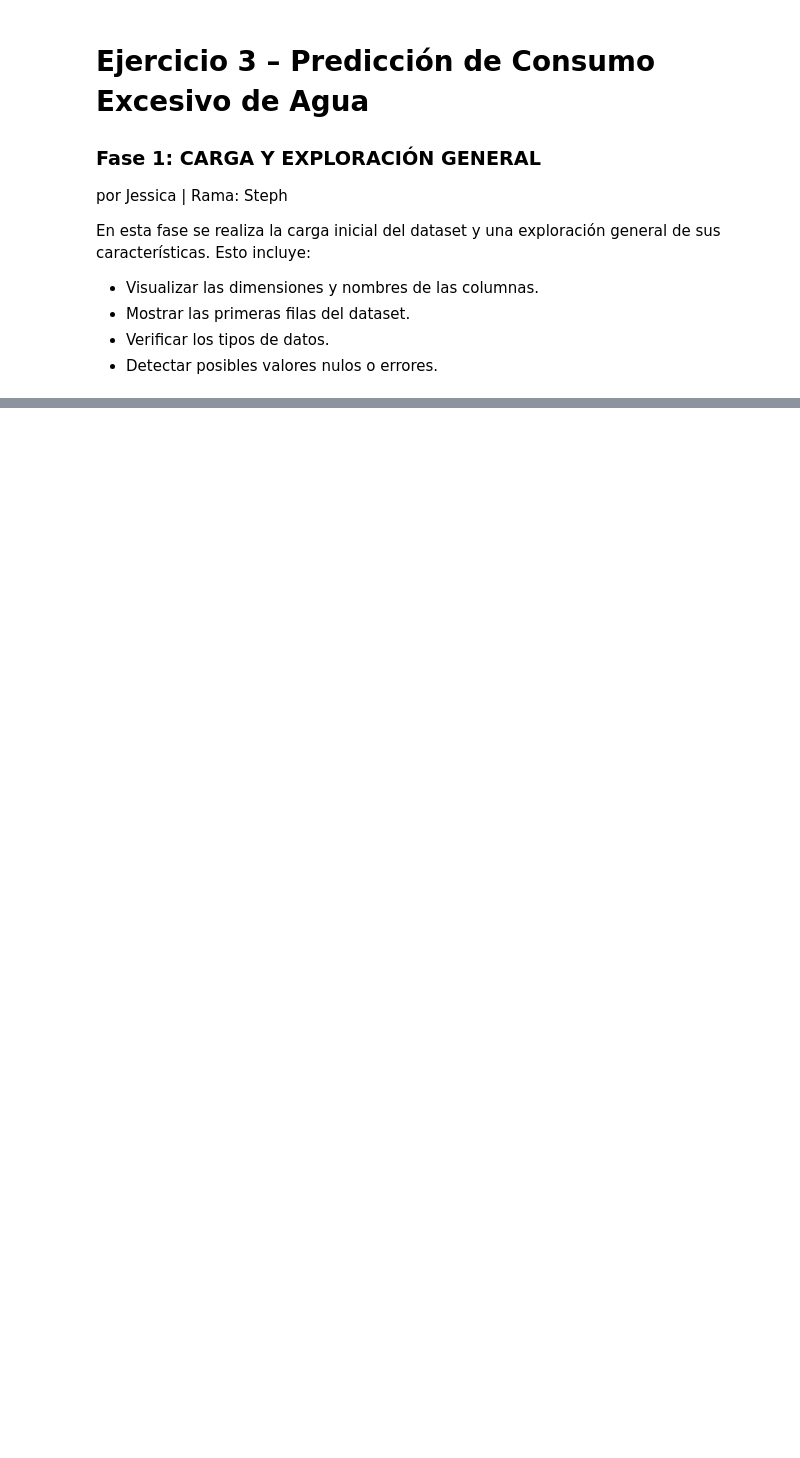
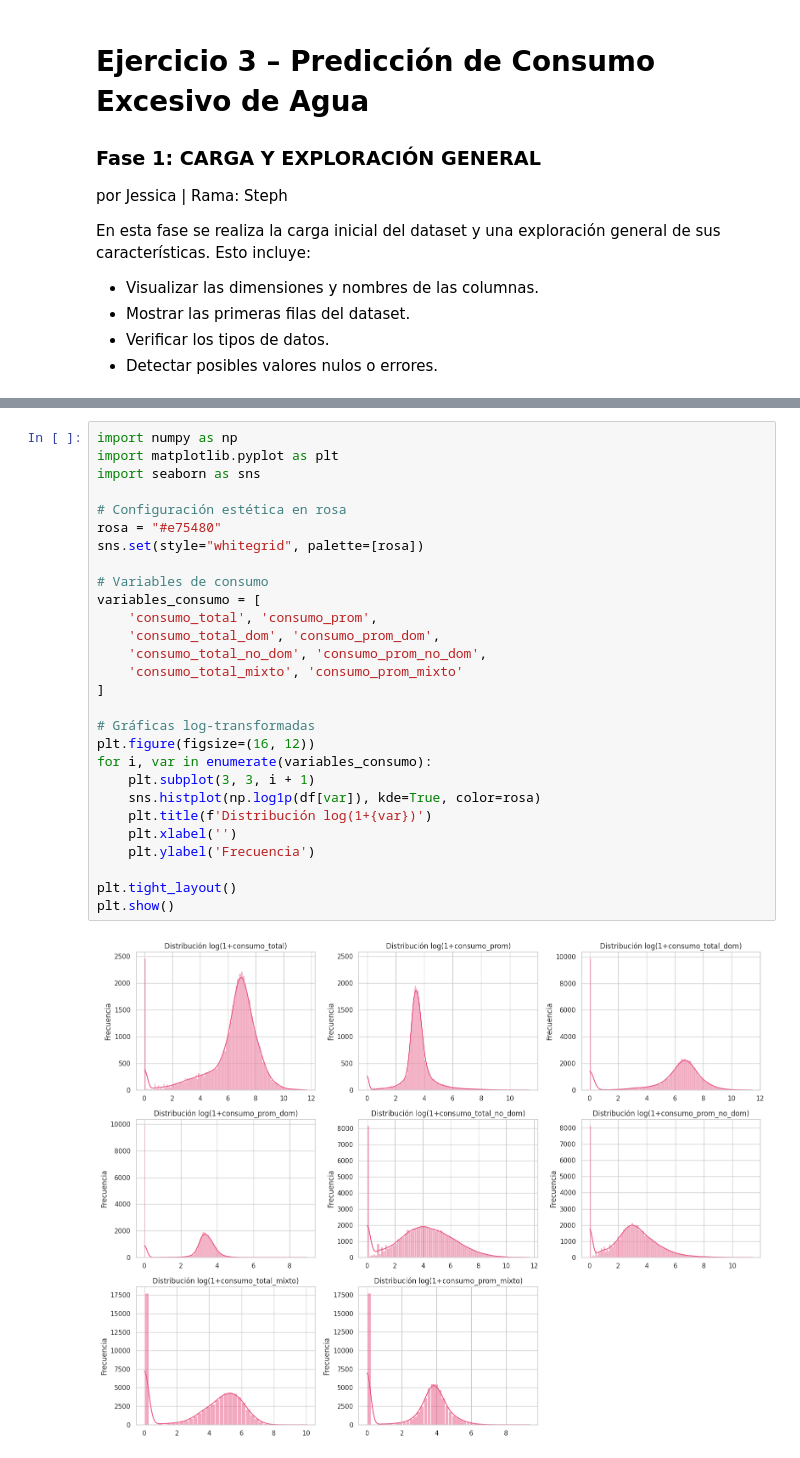
Before and after one commit to StephMonjaraz/multidomain-data-analysis, a Jupyter notebook: notebooks/03_consumo_agua.ipynb, the cells around one changed output, grey strips where cells are left out. Cells and saved outputs as stored; diff of their text form; blank space fills up the shorter version.

Commit message:
[STEPH][CLEAN][CONSUMO_AGUA] Limpieza, imputacion y visualizacion inicial del dataset consumo de agua.

```diff
--- a/notebooks/03_consumo_agua.ipynb
+++ b/notebooks/03_consumo_agua.ipynb
@@ -413,0 +200,30 @@ imblearn: 0.13.0
+# %%
+import numpy as np
+import matplotlib.pyplot as plt
+import seaborn as sns
+
+# Configuración estética en rosa
+rosa = "#e75480"
+sns.set(style="whitegrid", palette=[rosa])
+
+# Variables de consumo
+variables_consumo = [
+    'consumo_total', 'consumo_prom',
+    'consumo_total_dom', 'consumo_prom_dom',
+    'consumo_total_no_dom', 'consumo_prom_no_dom',
+    'consumo_total_mixto', 'consumo_prom_mixto'
+]
+
+# Gráficas log-transformadas
+plt.figure(figsize=(16, 12))
+for i, var in enumerate(variables_consumo):
+    plt.subplot(3, 3, i + 1)
+    sns.histplot(np.log1p(df[var]), kde=True, color=rosa)
+    plt.title(f'Distribución log(1+{var})')
+    plt.xlabel('')
+    plt.ylabel('Frecuencia')
+
+plt.tight_layout()
+plt.show()
+# %% [output]
+[figure, added]
```
Also changed, not shown: parts of 55 cells of this notebook.
